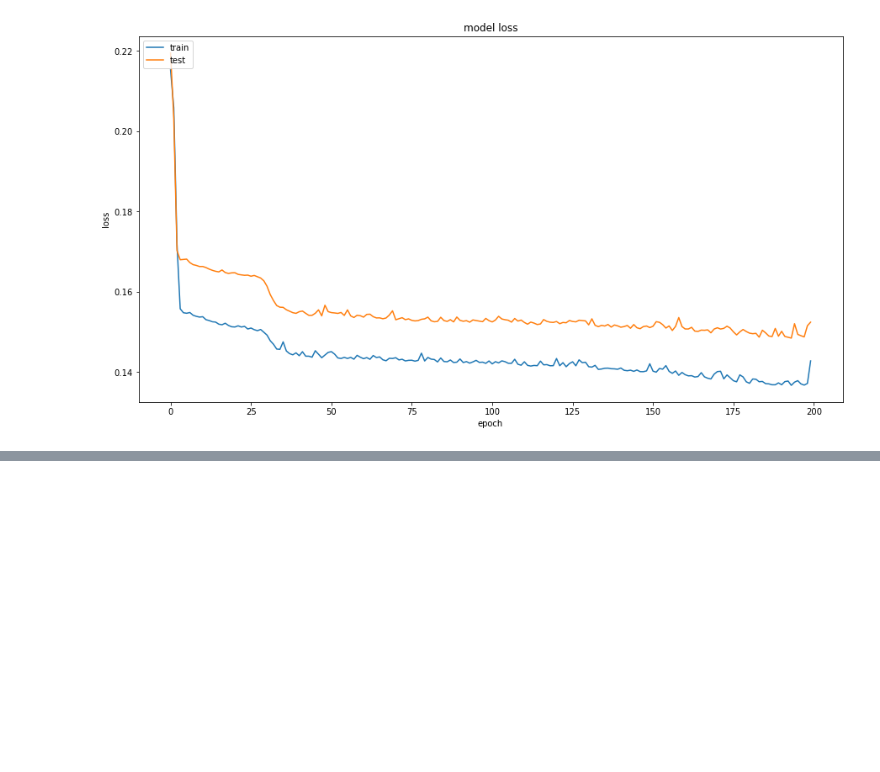
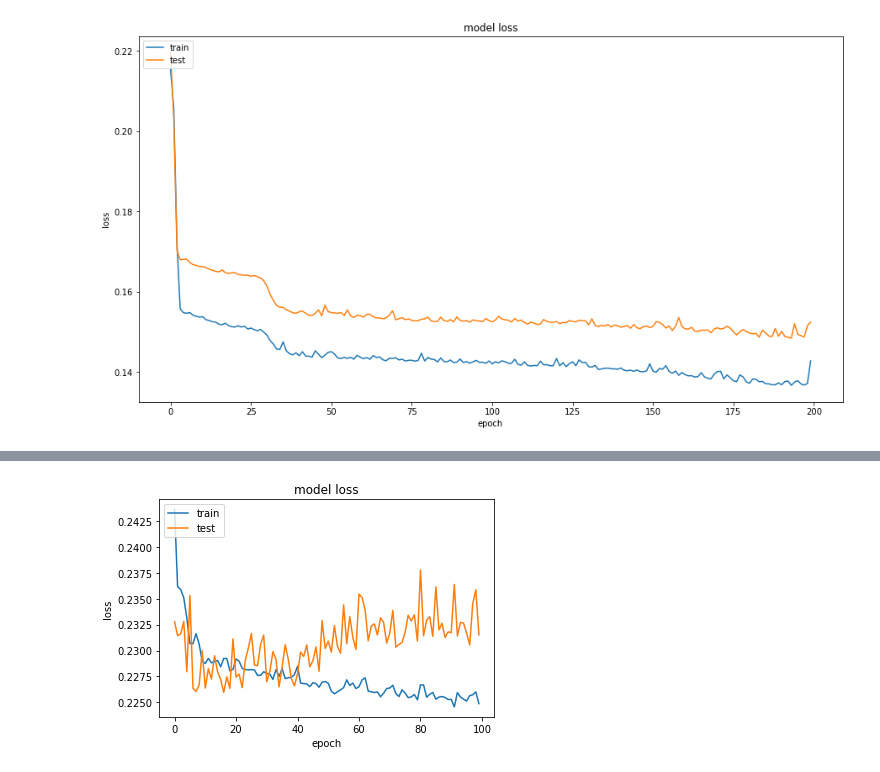
Before and after one commit to PerlinWarp/NeuroLeap, a Jupyter notebook: Notebooks/3-SixtySecondsOfThumbData.ipynb, the cells around one changed output, grey strips where cells are left out. Cells and saved outputs as stored; diff of their text form; code cells hidden in the pictures; blank space fills up the shorter version.

```diff
--- a/Notebooks/3-SixtySecondsOfThumbData.ipynb
+++ b/Notebooks/3-SixtySecondsOfThumbData.ipynb
@@ -752,0 +824,34 @@ plt.show()
+# %%
+y_cols = ['Thumb_r_tip_x', 'Thumb_r_tip_y','Thumb_r_tip_z']
+x_cols = ['Channel_1', 'Channel_2', 'Channel_3', 'Channel_4',
+          'Channel_5', 'Channel_6', 'Channel_7', 'Channel_8']
+
+y = df_rel[y_cols]
+X = df_rel[x_cols]
+
+# Take the abs
+X = abs(X)
+
+rel_hand_scaler = MinMaxScaler()
+emg_scaler = MinMaxScaler()
+
+ny = rel_hand_scaler.fit_transform(y)
+nX = emg_scaler.fit_transform(X)
+
+train_X, test_X, train_y, test_y = train_test_split(nX, ny, test_size=0.25)
+# %%
+NN_model = Sequential()
+
+# The Input Layer :
+NN_model.add(Dense(8, kernel_initializer='normal',input_dim = train_X.shape[1], activation='relu'))
+
+# The Hidden Layers :
+NN_model.add(Dense(256, kernel_initializer='normal',activation='relu'))
+NN_model.add(Dense(256, kernel_initializer='normal',activation='relu'))
+
+# The Output Layer :
+NN_model.add(Dense(3, kernel_initializer='normal',activation='sigmoid'))
+
+# Compile the network :
+NN_model.compile(loss='mean_absolute_error', optimizer='adam', metrics=['mean_absolute_error'])
+NN_model.summary()
@@ -752,0 +875,2 @@ plt.show()
+# %%
+history = NN_model.fit(train_X, train_y, epochs=100, batch_size=64, validation_split = 0.2)
@@ -752,0 +895,11 @@ plt.show()
+# %%
+# summarize history for loss
+plt.plot(history.history['loss'])
+plt.plot(history.history['val_loss'])
+plt.title('model loss')
+plt.ylabel('loss')
+plt.xlabel('epoch')
+plt.legend(['train', 'test'], loc='upper left')
+plt.show()
+# %% [output]
+[figure, added]
```
Also changed, not shown: parts of 10 cells of this notebook, 10 other files.
